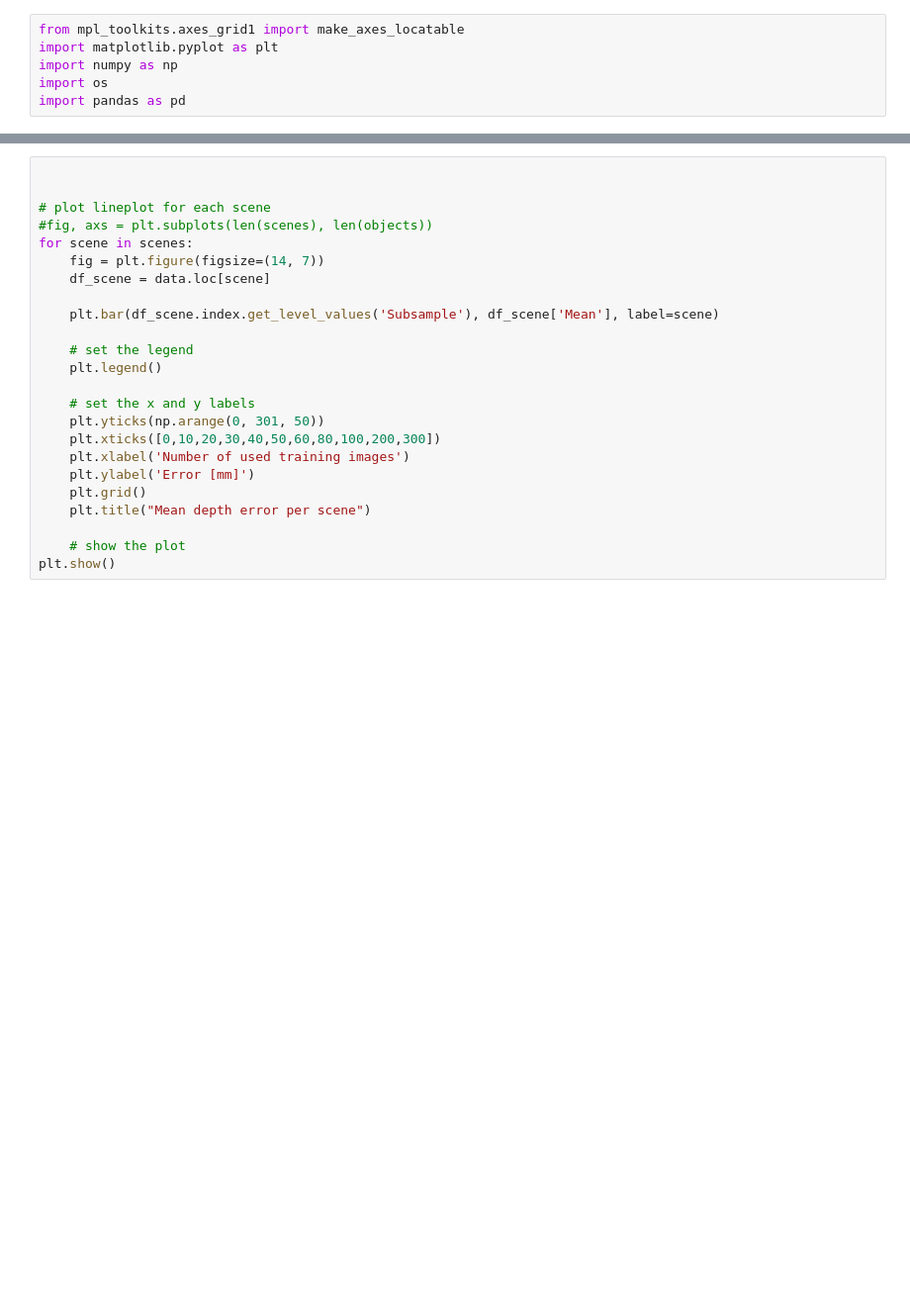
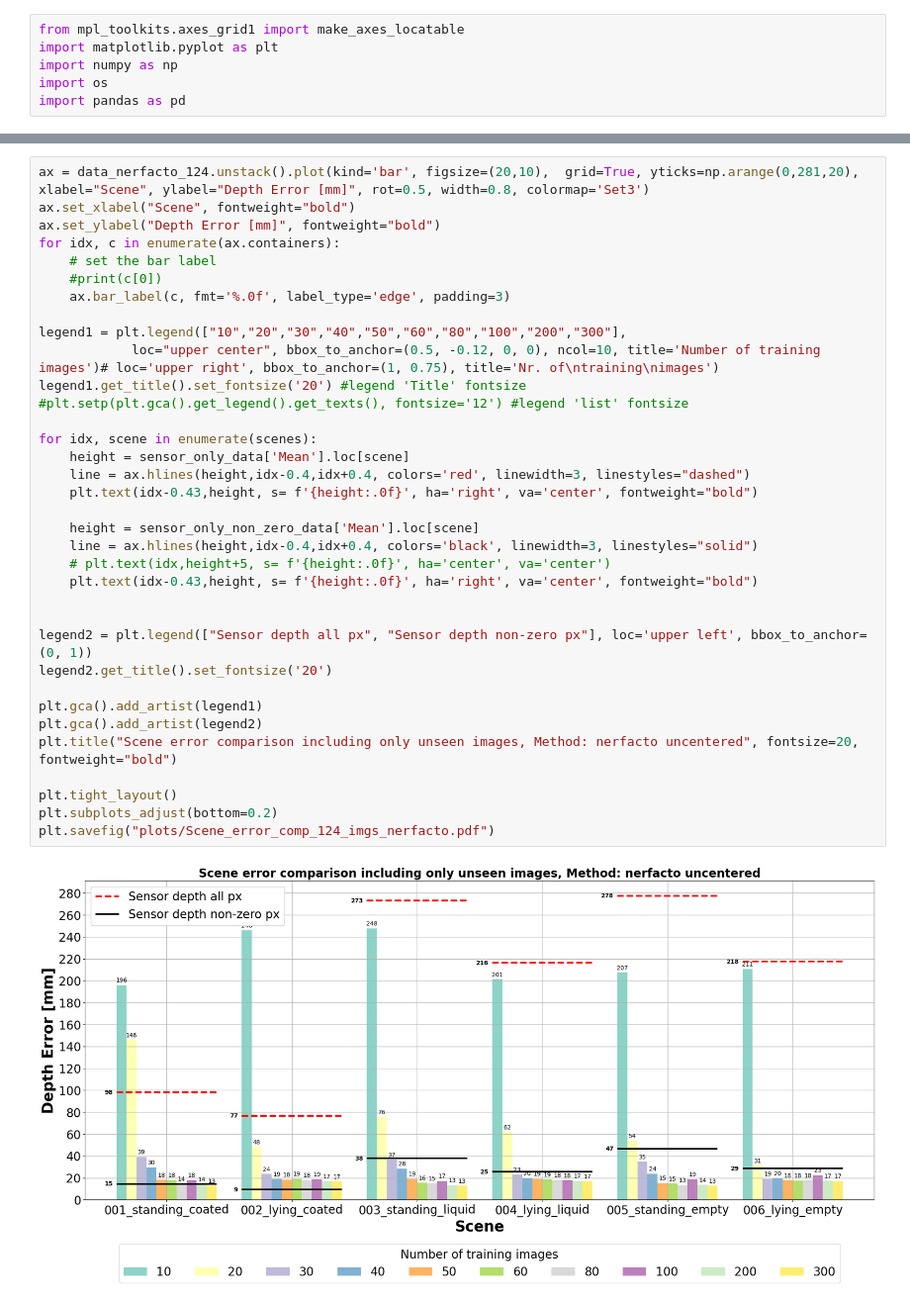
Before and after one commit to juliusroschmann/viewpoint_sampling, a Jupyter notebook: misc/depth_evaluation_plots.ipynb, the cells around one changed output, grey strips where cells are left out. Shown at 99% size. Saved outputs shown, nothing was run; the diff lists cells and outputs as text; blank space fills up the shorter version.

```diff
--- a/misc/depth_evaluation_plots.ipynb
+++ b/misc/depth_evaluation_plots.ipynb
@@ -197,24 +218,37 @@ Rectangle(xy=(0.32, 0), width=0.08, height=13.2979, angle=0)
-# %%
-
-
-# plot lineplot for each scene
-#fig, axs = plt.subplots(len(scenes), len(objects))
-for scene in scenes:
-    fig = plt.figure(figsize=(14, 7))
-    df_scene = data.loc[scene]
-
-    plt.bar(df_scene.index.get_level_values('Subsample'), df_scene['Mean'], label=scene)
-
-    # set the legend
-    plt.legend()
-
-    # set the x and y labels
-    plt.yticks(np.arange(0, 301, 50))
-    plt.xticks([0,10,20,30,40,50,60,80,100,200,300])
-    plt.xlabel('Number of used training images')
-    plt.ylabel('Error [mm]')
-    plt.grid()
-    plt.title("Mean depth error per scene")
-
-    # show the plot
-plt.show()
+# %%
+ax = data_nerfacto_124.unstack().plot(kind='bar', figsize=(20,10),  grid=True, yticks=np.arange(0,281,20), xlabel="Scene", ylabel="Depth Error [mm]", rot=0.5, width=0.8, colormap='Set3')
+ax.set_xlabel("Scene", fontweight="bold")
+ax.set_ylabel("Depth Error [mm]", fontweight="bold")
+for idx, c in enumerate(ax.containers):
+    # set the bar label
+    #print(c[0])
+    ax.bar_label(c, fmt='%.0f', label_type='edge', padding=3)
+
+legend1 = plt.legend(["10","20","30","40","50","60","80","100","200","300"],
+            loc="upper center", bbox_to_anchor=(0.5, -0.12, 0, 0), ncol=10, title='Number of training images')# loc='upper right', bbox_to_anchor=(1, 0.75), title='Nr. of\ntraining\nimages')
+legend1.get_title().set_fontsize('20') #legend 'Title' fontsize
+#plt.setp(plt.gca().get_legend().get_texts(), fontsize='12') #legend 'list' fontsize
+
+for idx, scene in enumerate(scenes):
+    height = sensor_only_data['Mean'].loc[scene]
+    line = ax.hlines(height,idx-0.4,idx+0.4, colors='red', linewidth=3, linestyles="dashed")
+    plt.text(idx-0.43,height, s= f'{height:.0f}', ha='right', va='center', fontweight="bold")
+
+    height = sensor_only_non_zero_data['Mean'].loc[scene]
+    line = ax.hlines(height,idx-0.4,idx+0.4, colors='black', linewidth=3, linestyles="solid")
+    # plt.text(idx,height+5, s= f'{height:.0f}', ha='center', va='center')
+    plt.text(idx-0.43,height, s= f'{height:.0f}', ha='right', va='center', fontweight="bold")
+
+
+legend2 = plt.legend(["Sensor depth all px", "Sensor depth non-zero px"], loc='upper left', bbox_to_anchor=(0, 1))
+legend2.get_title().set_fontsize('20')
+
+plt.gca().add_artist(legend1)
+plt.gca().add_artist(legend2)
+plt.title("Scene error comparison including only unseen images, Method: nerfacto uncentered", fontsize=20, fontweight="bold")
+
+plt.tight_layout()
+plt.subplots_adjust(bottom=0.2)
+plt.savefig("plots/Scene_error_comp_124_imgs_nerfacto.pdf")
+# %% [output]
+[figure, added]
```
Also changed, not shown: parts of 17 cells of this notebook, 14 other files.
